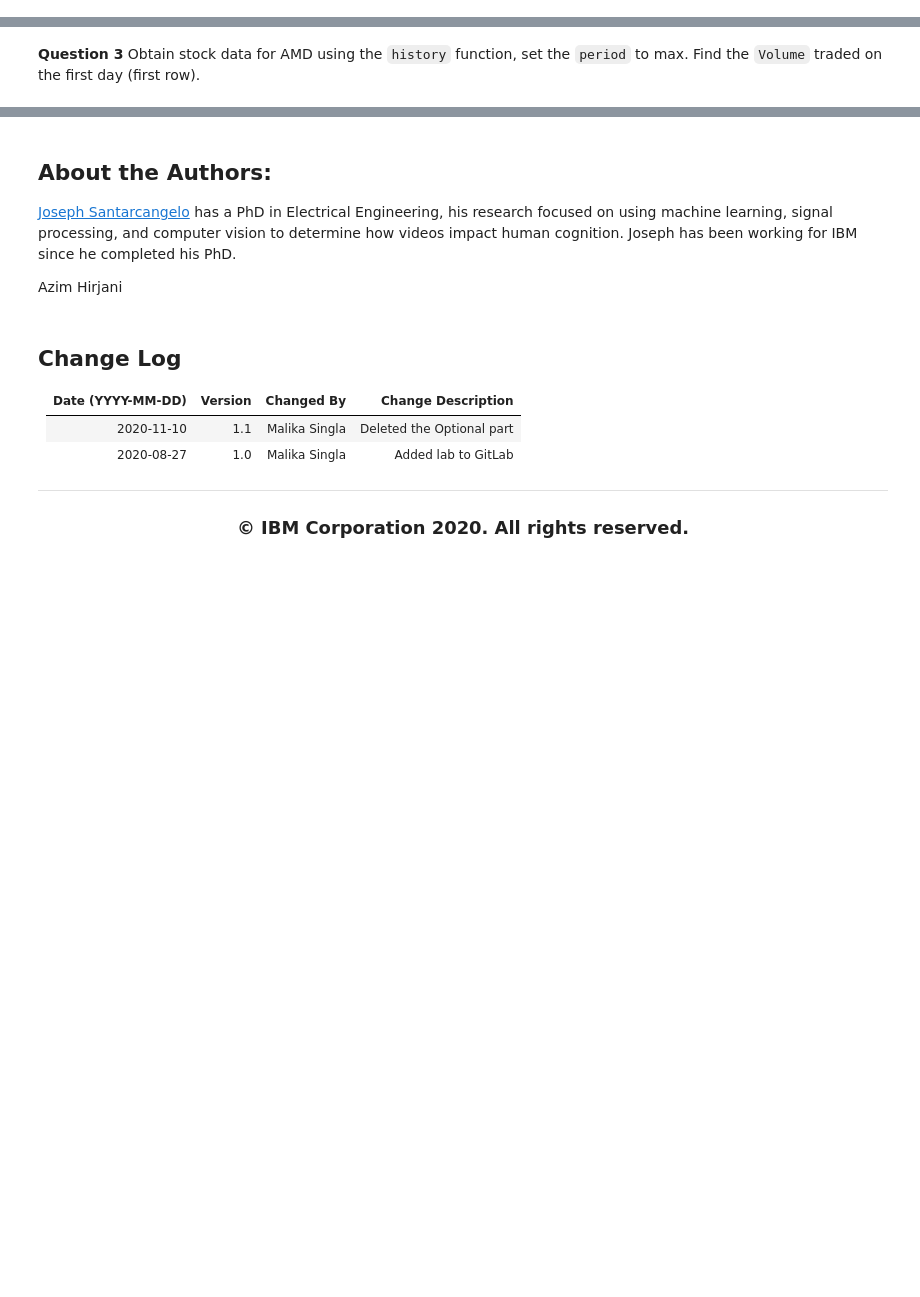
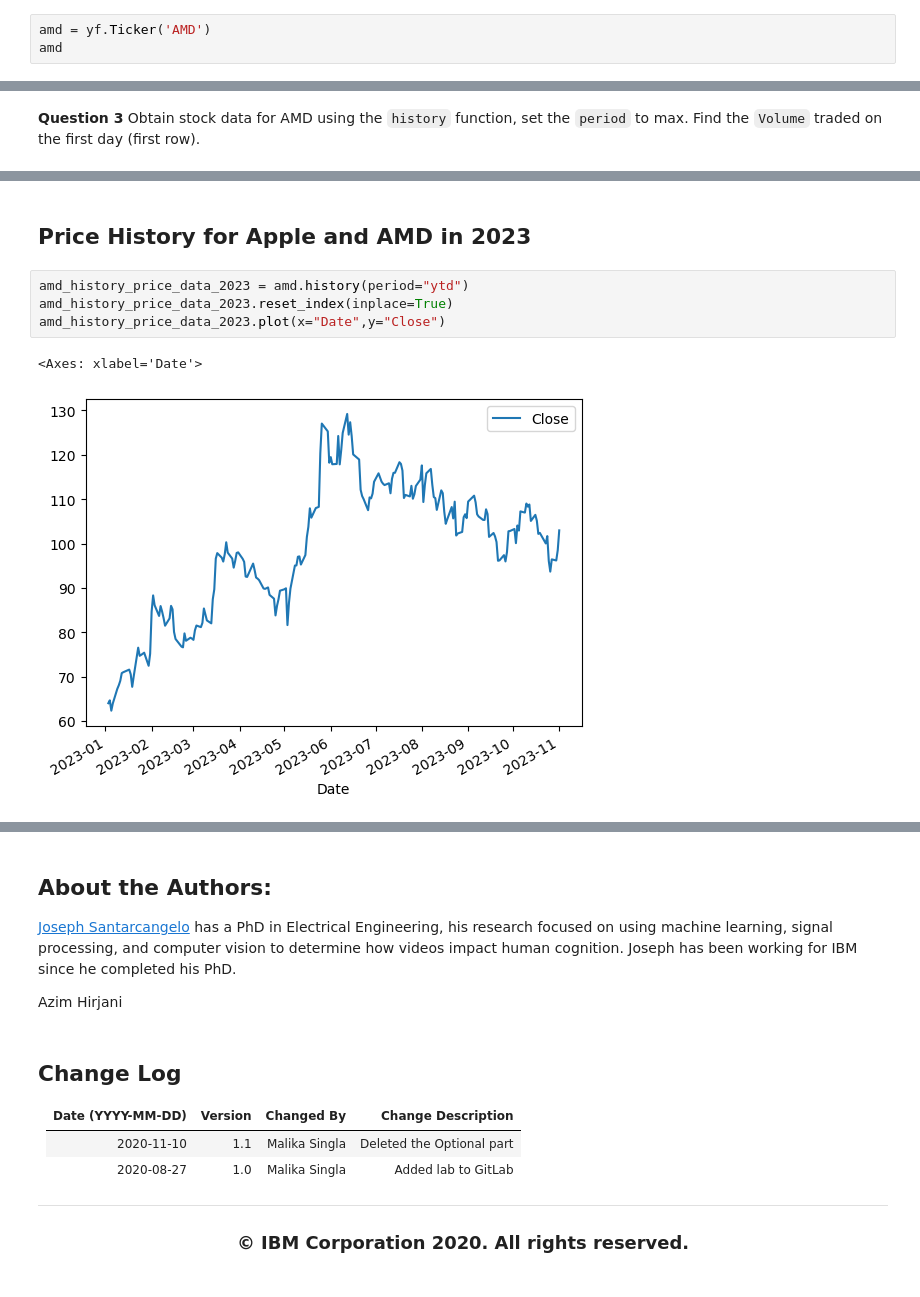
Before and after one commit to Rajshah296/IBM_Data_Science, a Jupyter notebook: Python Project For Data Science/Final_Assignment Library.ipynb, the cells around one changed output, grey strips where cells are left out. Saved outputs shown, nothing was run; the diff lists cells and outputs as text; blank space fills up the shorter version.

```diff
--- a/Python Project For Data Science/Final_Assignment Library.ipynb
+++ b/Python Project For Data Science/Final_Assignment Library.ipynb
@@ -90,3 +156,6 @@ apple.dividends.plot()
 ## Exercise
 # %% [markdown]
 Now using the `Ticker` module create an object for AMD (Advanced Micro Devices) with the ticker symbol is `AMD` called; name the object <code>amd</code>.
+# %%
+amd = yf.Ticker('AMD')
+amd
@@ -107,0 +216,9 @@ amd_info
+# %% [markdown]
+## Price History for Apple and AMD in 2023
+# %%
+amd_history_price_data_2023 = amd.history(period="ytd")
+amd_history_price_data_2023.reset_index(inplace=True)
+amd_history_price_data_2023.plot(x="Date",y="Close")
+# %% [output]
+<Axes: xlabel='Date'>
+[figure, added]
```
Also changed, not shown: parts of 17 cells of this notebook, 10 other files.
